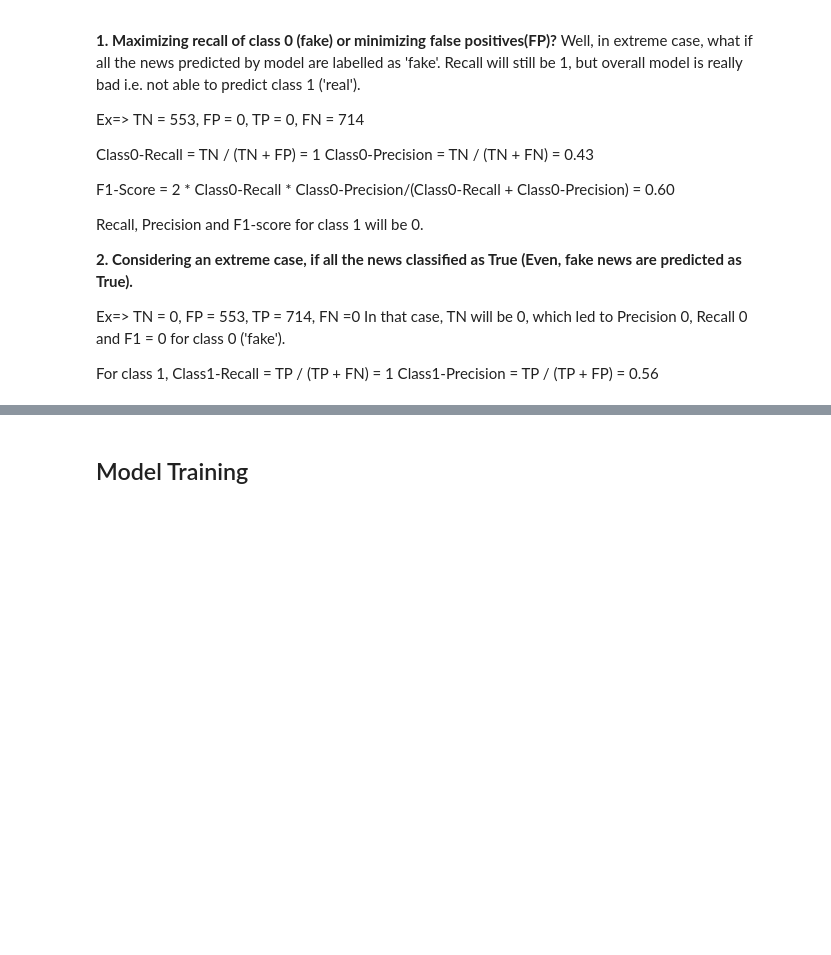
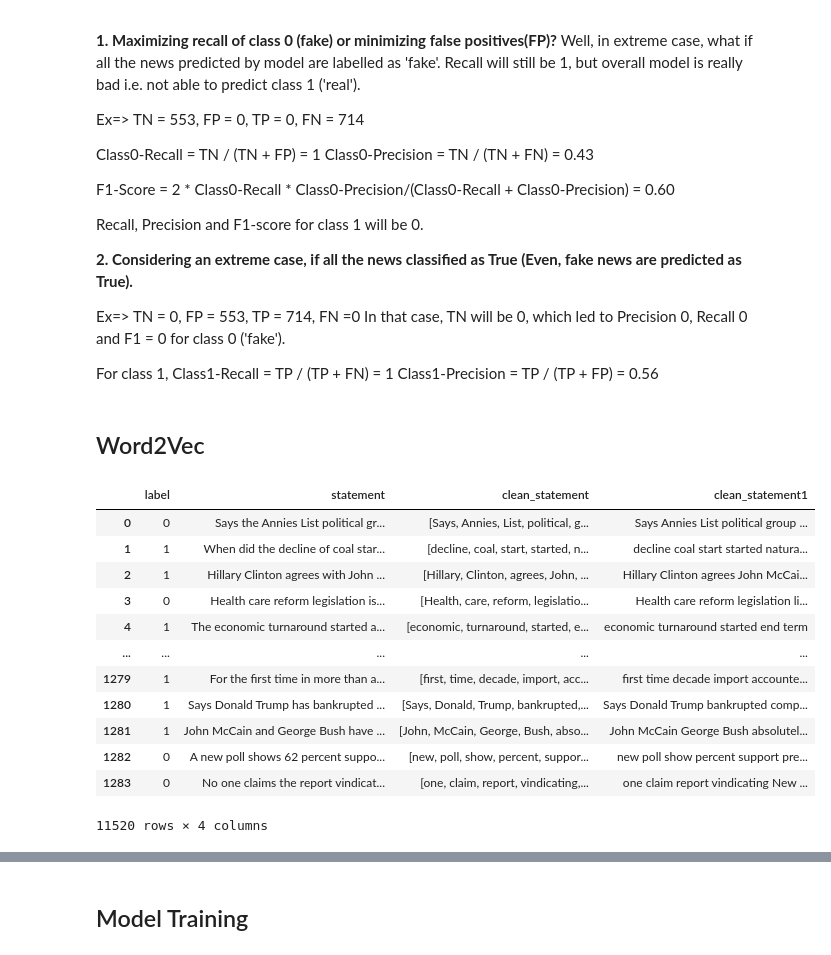
Before and after one commit to kiranrawat/Detecting-Fake-News-On-Social-Media, a Jupyter notebook: notebooks/Training.ipynb, the cells around one changed output, grey strips where cells are left out. Drawn from its saved outputs; the diff is of its cells as text; code cells hidden in the pictures; blank space fills up the shorter version.

Commit message:
added word2vec custom model

```diff
--- a/notebooks/Training.ipynb
+++ b/notebooks/Training.ipynb
@@ -171,3 +175,25 @@ In that case, TN will be 0, which led to Precision 0, Recall 0 and F1 = 0 for cl
 
 For class 1, Class1-Recall = TP / (TP + FN) = 1
 Class1-Precision = TP / (TP + FP) = 0.56
+# %% [markdown]
+## Word2Vec
+# %%
+train_val['clean_statement'] = train_val['statement'].apply(lambda x: process_text(x))
+# %%
+train_val['clean_statement1'] = train_val['clean_statement'].apply(lambda x: process_text2(x))
+# %%
+train_val
+# %% [output]
+|  | label | statement | clean_statement | clean_statement1 |
+| 0 | 0 | Says the Annies List political gr... | [Says, Annies, List, political, g... | Says Annies List political group ... |
+| 1 | 1 | When did the decline of coal star... | [decline, coal, start, started, n... | decline coal start started natura... |
+| 2 | 1 | Hillary Clinton agrees with John ... | [Hillary, Clinton, agrees, John, ... | Hillary Clinton agrees John McCai... |
+| 3 | 0 | Health care reform legislation is... | [Health, care, reform, legislatio... | Health care reform legislation li... |
+| 4 | 1 | The economic turnaround started a... | [economic, turnaround, started, e... | economic turnaround started end term |
+| ... | ... | ... | ... | ... |
+| 1279 | 1 | For the first time in more than a... | [first, time, decade, import, acc... | first time decade import accounte... |
+| 1280 | 1 | Says Donald Trump has bankrupted ... | [Says, Donald, Trump, bankrupted,... | Says Donald Trump bankrupted comp... |
+| 1281 | 1 | John McCain and George Bush have ... | [John, McCain, George, Bush, abso... | John McCain George Bush absolutel... |
+| 1282 | 0 | A new poll shows 62 percent suppo... | [new, poll, show, percent, suppor... | new poll show percent support pre... |
+| 1283 | 0 | No one claims the report vindicat... | [one, claim, report, vindicating,... | one claim report vindicating New ... |
+11520 rows × 4 columns
```
Also changed, not shown: parts of 15 cells of this notebook, 4 other files.
